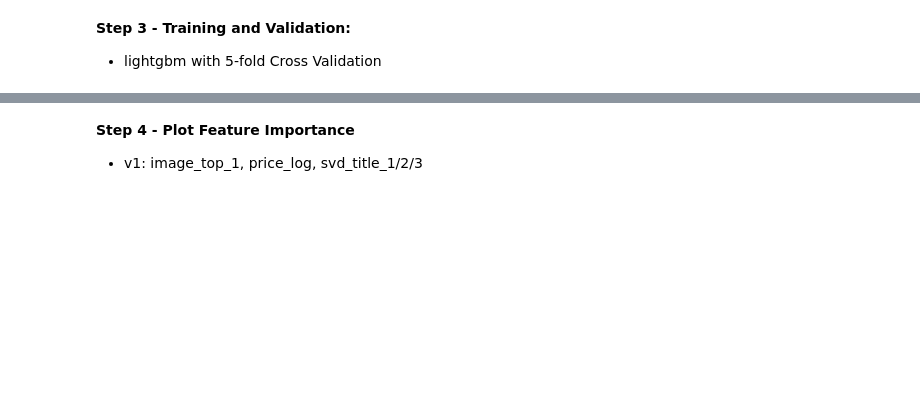
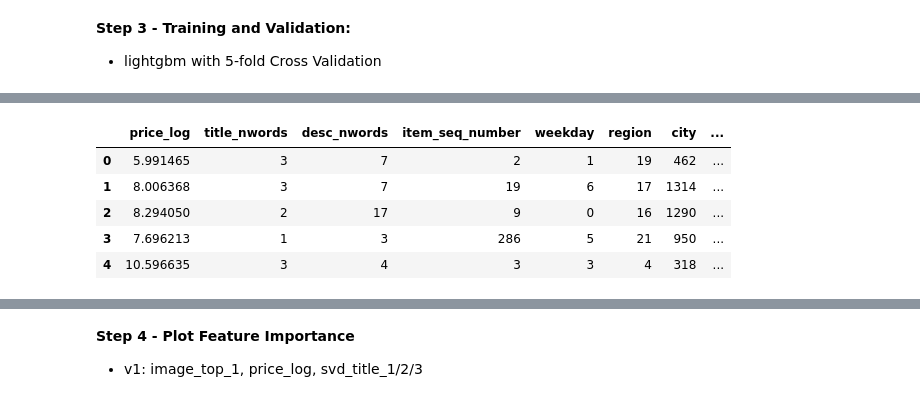
Before and after one commit to cxl923cc/Avito, a Jupyter notebook: Avito_Pipeline.ipynb, the cells around one changed output, grey strips where cells are left out. Cells and saved outputs as stored; diff of their text form; code cells hidden in the pictures; blank space fills up the shorter version.

```diff
--- a/Avito_Pipeline.ipynb
+++ b/Avito_Pipeline.ipynb
@@ -556,0 +391,9 @@ Wall time: 1min 53s
+# %%
+train_df[select_cols].head()
+# %% [output]
+|  | price_log | title_nwords | desc_nwords | item_seq_number | weekday | region | city | ... |
+| 0 | 5.991465 | 3 | 7 | 2 | 1 | 19 | 462 | ... |
+| 1 | 8.006368 | 3 | 7 | 19 | 6 | 17 | 1314 | ... |
+| 2 | 8.294050 | 2 | 17 | 9 | 0 | 16 | 1290 | ... |
+| 3 | 7.696213 | 1 | 3 | 286 | 5 | 21 | 950 | ... |
+| 4 | 10.596635 | 3 | 4 | 3 | 3 | 4 | 318 | ... |
```
Also changed, not shown: parts of 32 cells of this notebook.
